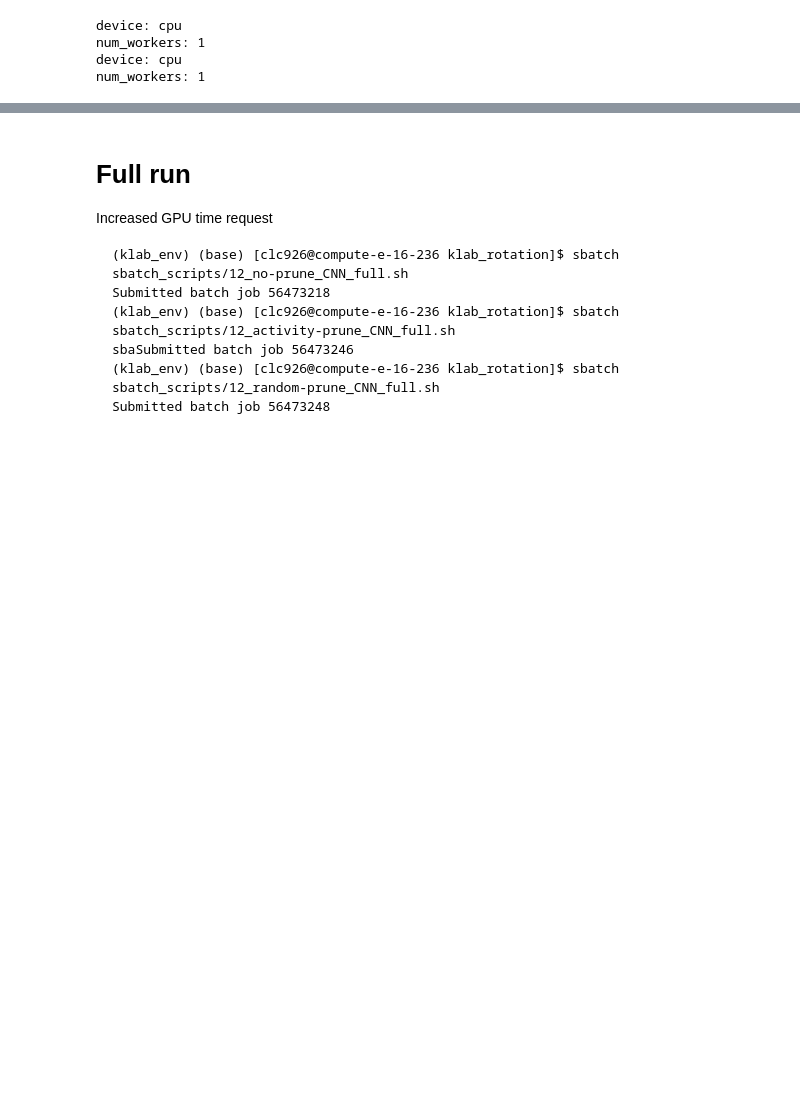
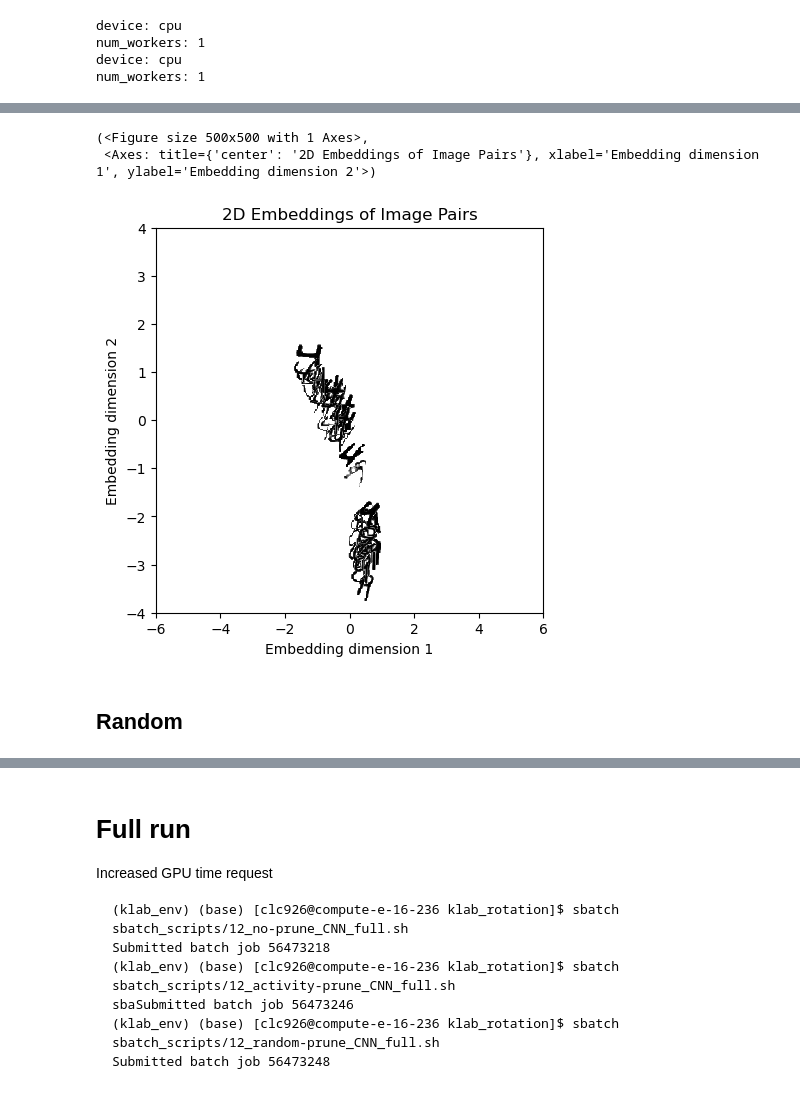
Before and after one commit to cchu70/klab_rotation, a Jupyter notebook: 12_MiniAlexNet-unsupervised-SBATCH.ipynb, the cells around one changed output, grey strips where cells are left out. Drawn from its saved outputs; the diff is of its cells as text; code cells hidden in the pictures; blank space fills up the shorter version.

```diff
--- a/12_MiniAlexNet-unsupervised-SBATCH.ipynb
+++ b/12_MiniAlexNet-unsupervised-SBATCH.ipynb
@@ -115,0 +74,10 @@ no_prune_results.plot_pruning()
+# %%
+no_prune_results.set_trained_model(9)
+# %%
+no_prune_results.plot_image_embeddings(test_pair_dataloader, num_pairs_per_batch=2)
+# %% [output]
+(<Figure size 500x500 with 1 Axes>,
+ <Axes: title={'center': '2D Embeddings of Image Pairs'}, xlabel='Embedding dimension 1', ylabel='Embedding dimension 2'>)
+[figure, added]
+# %% [markdown]
+## Random
```
Also changed, not shown: parts of 23 cells of this notebook, 8 other files.
